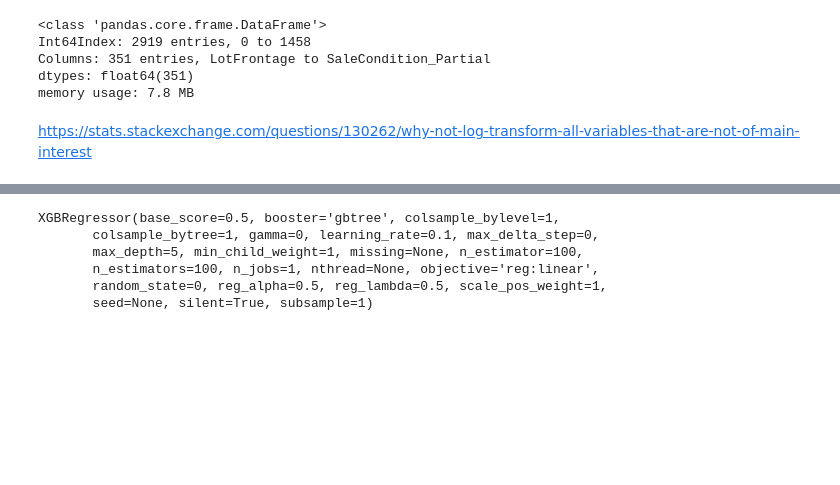
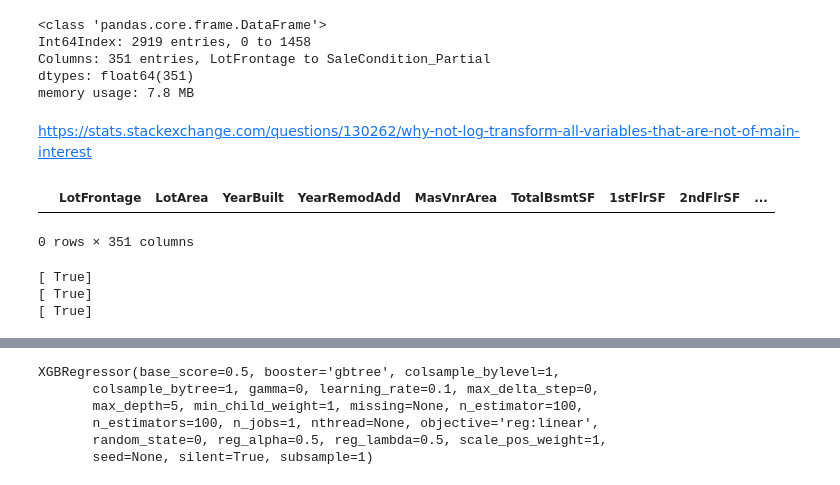
Before and after one commit to PadmarajBhat/Kaggle-Dataset-Exploration, a Jupyter notebook: House Prices- Advanced Regression Techniques/ML/Kaggle kernel.ipynb, the cells around one changed output, grey strips where cells are left out. Drawn from its saved outputs; the diff is of its cells as text; code cells hidden in the pictures; blank space fills up the shorter version.

```diff
--- a/House Prices- Advanced Regression Techniques/ML/Kaggle kernel.ipynb
+++ b/House Prices- Advanced Regression Techniques/ML/Kaggle kernel.ipynb
@@ -178,6 +180,7 @@ def newBoxCoxTranformation(df_temp,target,testFile=False, log=False):
         if log:
             print("Shape of the dataset before transformation : ", df.shape)
 
+        display.display(df[df['SalePrice'].isna()])
         y = transformTarget(df)
         X= df.drop([target],axis = 1)
         #X=df.drop(target, axis=1)
@@ -207,33 +210,39 @@ def newBoxCoxTranformation(df_temp,target,testFile=False, log=False):
     else:
         df = df[df.SalePrice == 0.0]
         if log:
             print("Shape of the dataset before transformation : ", df.shape)
         X=df.drop(target,axis = 1)
         x_columns = list(X)
         X = preprocessing.MinMaxScaler(feature_range=(1, 2)).fit_transform(X)
 
         X = pd.DataFrame(X, columns=x_columns)
         for c in list(X):
             if len(X[c].unique()) in  [1,2]:
                 if log:
                     print("Skipping Transformation for ", c, "because unique values are :",X[c].unique())
             else:
                 if log:
                     print("Boxcoxing : ", c)
                 X[c] = stats.boxcox(X[c])[0]
 
 
         #X = preprocessing.power_transform( X, method='box-cox')
         X = preprocessing.MinMaxScaler(feature_range=(1, 2)).fit_transform(X)
         #X = X.values
         if log:
             print("Shape of the dataset after transformation : ", X.shape)
         return X
 
 
 
 X = newBoxCoxTranformation(df_prep,'SalePrice',True,False)
 X,y = newBoxCoxTranformation(df_prep,'SalePrice',False,False)
+# %% [output]
+|  | LotFrontage | LotArea | YearBuilt | YearRemodAdd | MasVnrArea | TotalBsmtSF | 1stFlrSF | 2ndFlrSF | ... |
+0 rows × 351 columns
+[ True]
+[ True]
+[ True]
 # %%
 X_train, X_test, y_train, y_test = train_test_split(X,y, test_size=0.5, random_state=random.randint(1,500))#, stratify=df.BldgType)
 # %%
```
Also changed, not shown: parts of 18 cells of this notebook.
